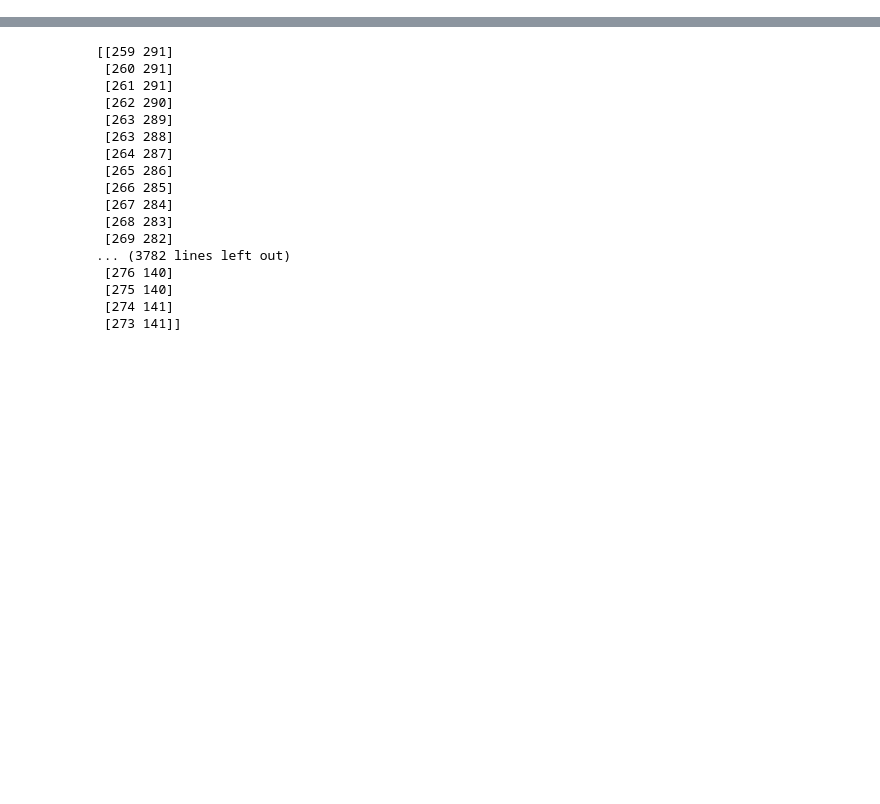
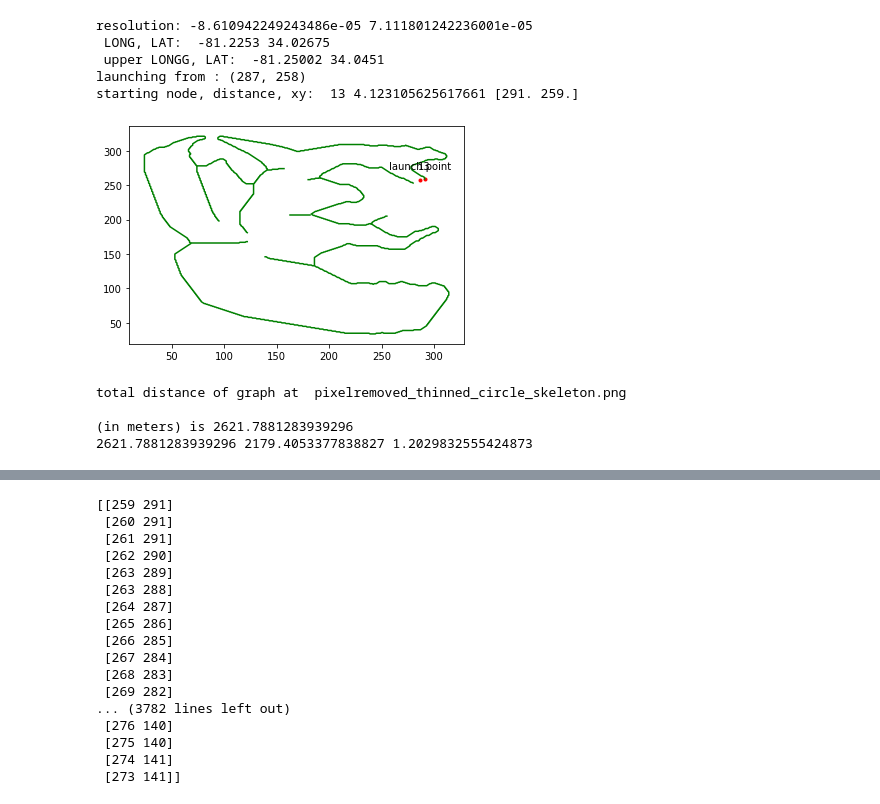
Before and after one commit to jzraiti/Coverage_Algorithm_Enviornmental_Sampling_Autonomous_Surface_Vehicle, a Jupyter notebook: Project_Files/Jupyter_pipelines/Pipeline_Circle_Path_Jul30/pipline_make_circle_path.ipynb, the cells around one changed output, grey strips where cells are left out. Saved outputs shown, nothing was run; the diff lists cells and outputs as text; code cells hidden in the pictures; blank space fills up the shorter version.

```diff
--- a/Project_Files/Jupyter_pipelines/Pipeline_Circle_Path_Jul30/pipline_make_circle_path.ipynb
+++ b/Project_Files/Jupyter_pipelines/Pipeline_Circle_Path_Jul30/pipline_make_circle_path.ipynb
@@ -231,19 +189,26 @@ done
 # %%
 # make waypoints from the graph
 
-path = r'../Pipeline_Circle_Path_Jul30/pixelremoved_thinned_circle_skeleton.png'
+path = r'pixelremoved_thinned_circle_skeleton.png'
 
 image = open_image(path)
 
 
 graph = skeleton_to_graph_from_array(image)
 graph_original_image = graph
 
-config_file  = r"/home/jasonraiti/Documents/GitHub/USC_REU/Project_Files/ibrahim_config.wf" #config file
+config_file  = r"ibrahim_config.wf" #config file
 launch_point = (34.02675, -81.2253)
 
 
 circuit, graph = chinese_post_man_from_graph(graph,config_file,launch_point, path_to_csv)
+# %% [output]
+resolution: -8.610942249243486e-05 7.111801242236001e-05
+ LONG, LAT:  -81.2253 34.02675
+ upper LONGG, LAT:  -81.25002 34.0451
+launching from : (287, 258)
+starting node, distance, xy:  13 4.123105625617661 [291. 259.]
+[figure, added]
 # %%
 #calulate the distance in meters of your graph
 from get_graph_distance import *
@@ -255,6 +220,11 @@ waypoint2 = convert_xy_to_latlong(0, 1, config_file)
 #use those points to calculate distance ---- this could be streamlined by getting the arbitrary points inside get_graph_distance later
 total_distance, weight_sum , unit_distance = get_graph_distance(waypoint1,waypoint2,path)
 print(total_distance, weight_sum , unit_distance )
+# %% [output]
+total distance of graph at  pixelremoved_thinned_circle_skeleton.png
+
+(in meters) is 2621.7881283939296
+2621.7881283939296 2179.4053377838827 1.2029832555424873
 # %%
 # Calculate MEAN DISTANCE TO SAMPLED POINT as well
 from find_coverage_metrics_from_array import *
```
Also changed, not shown: parts of 7 cells of this notebook, 9 other files.
